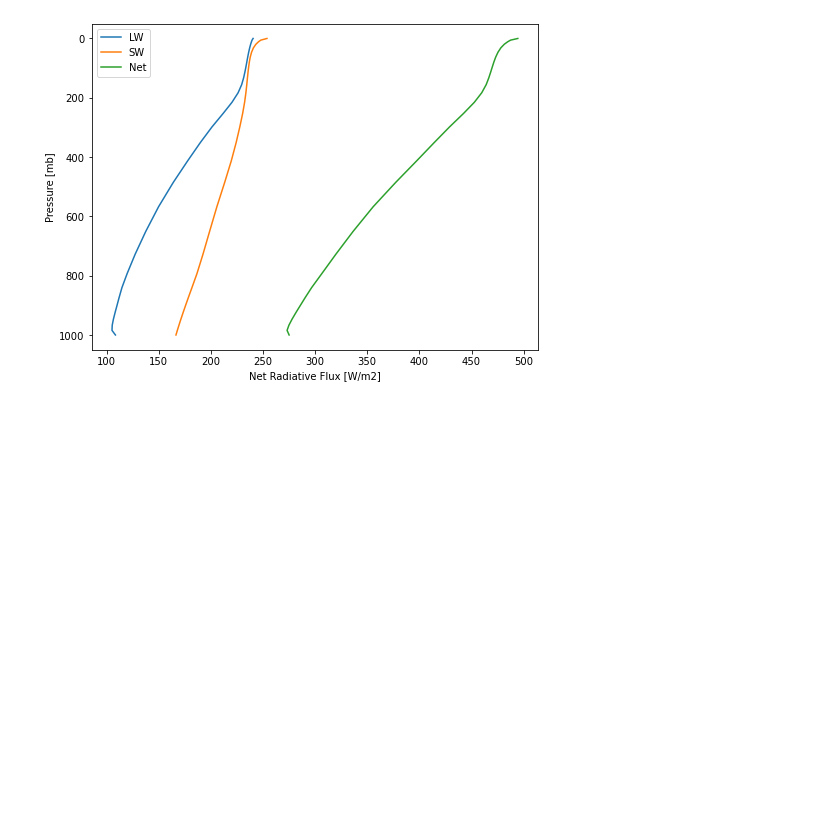
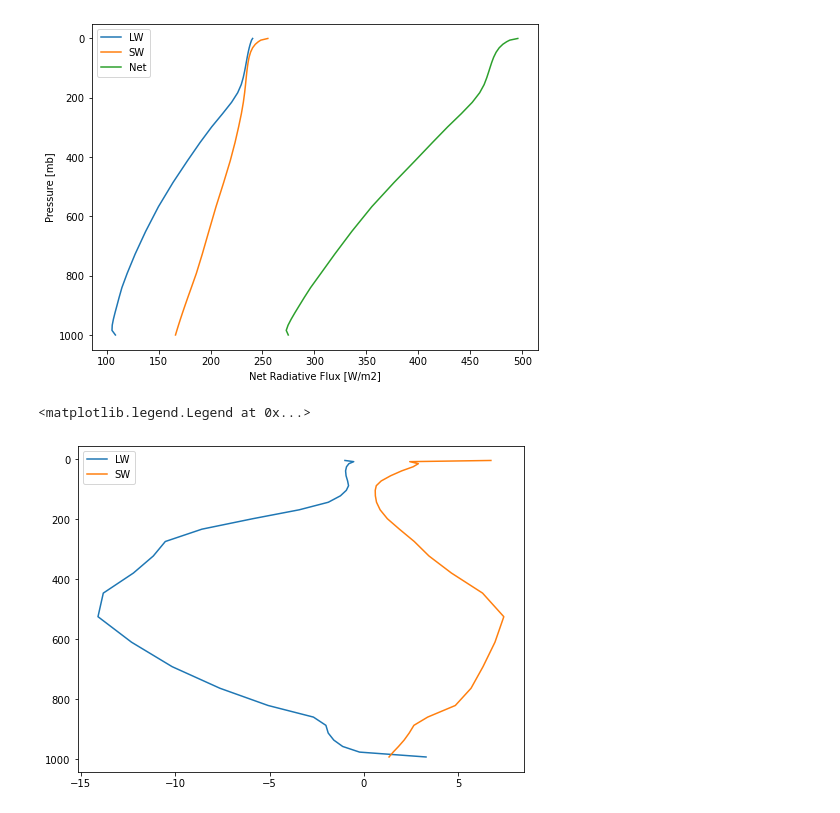
Before and after one commit to PappuP/RRTMG_ATMS511, a Jupyter notebook: RRTMG_Pre-class.ipynb, the cells around one changed output. Cells and saved outputs as stored; diff of their text form; code cells hidden in the pictures; blank space fills up the shorter version.

```diff
--- a/RRTMG_Pre-class.ipynb
+++ b/RRTMG_Pre-class.ipynb
@@ -165,11 +165,10 @@ AttrDict({'Ts': Field([288.]), 'Tatm': Field([200.        , 202.68965517, 205.37
 # %% [markdown]
 We're ready to set up the RRTMG model now!
 # %%
-radmodel = climlab.radiation.RRTMG(name='Radiation (all gases)',             # Model name
-                              state=mystate,                                 # Initial temperature conditions
-                              specific_humidity=Qglobal.values,              # Water vapor - coming from the CESM output
-                              albedo = 0.25,                                 # Surface shortwave albedo
-                              timestep = climlab.constants.seconds_per_day,  # Set the timestep to one day (measured in seconds)
+radmodel_LW = climlab.radiation.RRTMG_LW(name='Shortwave Radiation', # Model name
+                              state=mystate,                         # Initial temperature conditions
+                              specific_humidity=Qglobal.values,      # Water vapor - coming from the CESM output
+                              albedo = 0.25                          # Surface shortwave albedo
                              )
-radmodel
+radmodel_LW
 # %% [output]
@@ -176,0 +176,7 @@ radmodel
+# %%
+radmodel_SW = climlab.radiation.RRTMG_SW(name='Longwave Radiation', # Model name
+                              state=mystate,                        # Initial temperature conditions
+                              specific_humidity=Qglobal.values,     # Water vapor - coming from the CESM output
+                              albedo = 0.25                         # Surface shortwave albedo
+                             )
+radmodel_SW
@@ -254,3 +280,12 @@ plt.legend()
 # %% [output]
 <matplotlib.legend.Legend at 0x...>
 [figure]
+# %%
+plt.plot(radmodel_LW.heating_rate['Tatm'], radmodel_LW.lev, label='LW')
+plt.plot(radmodel_SW.heating_rate['Tatm'], radmodel_SW.lev, label='SW')
+#plt.plot(radmodel_LW.heating_rate['Tatm']+radmodel_SW.heating_rate['Tatm'], radmodel.lev, label='Net')
+plt.gca().invert_yaxis()
+plt.legend()
+# %% [output]
+<matplotlib.legend.Legend at 0x...>
+[figure, added]
```
Also changed, not shown: parts of 9 cells of this notebook, 1 other file.
